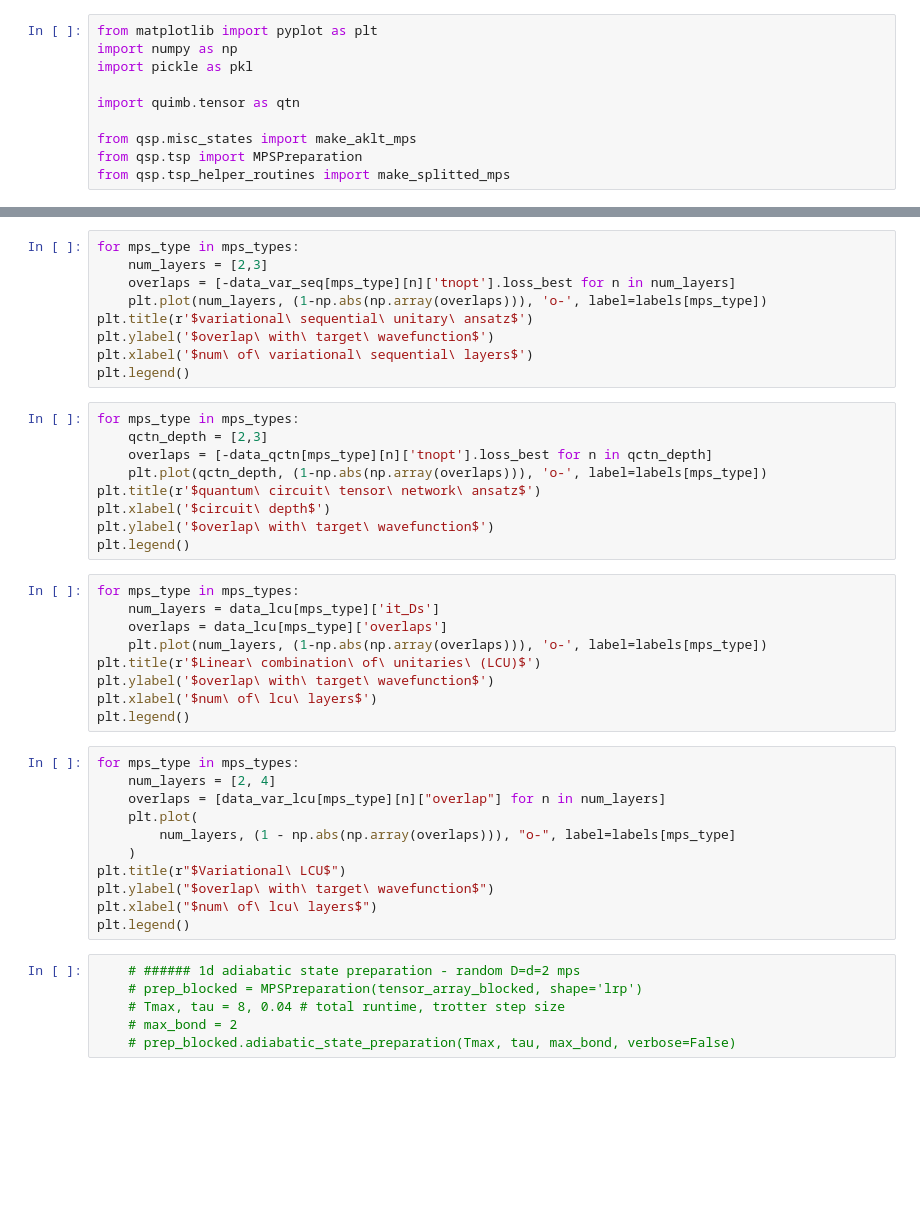
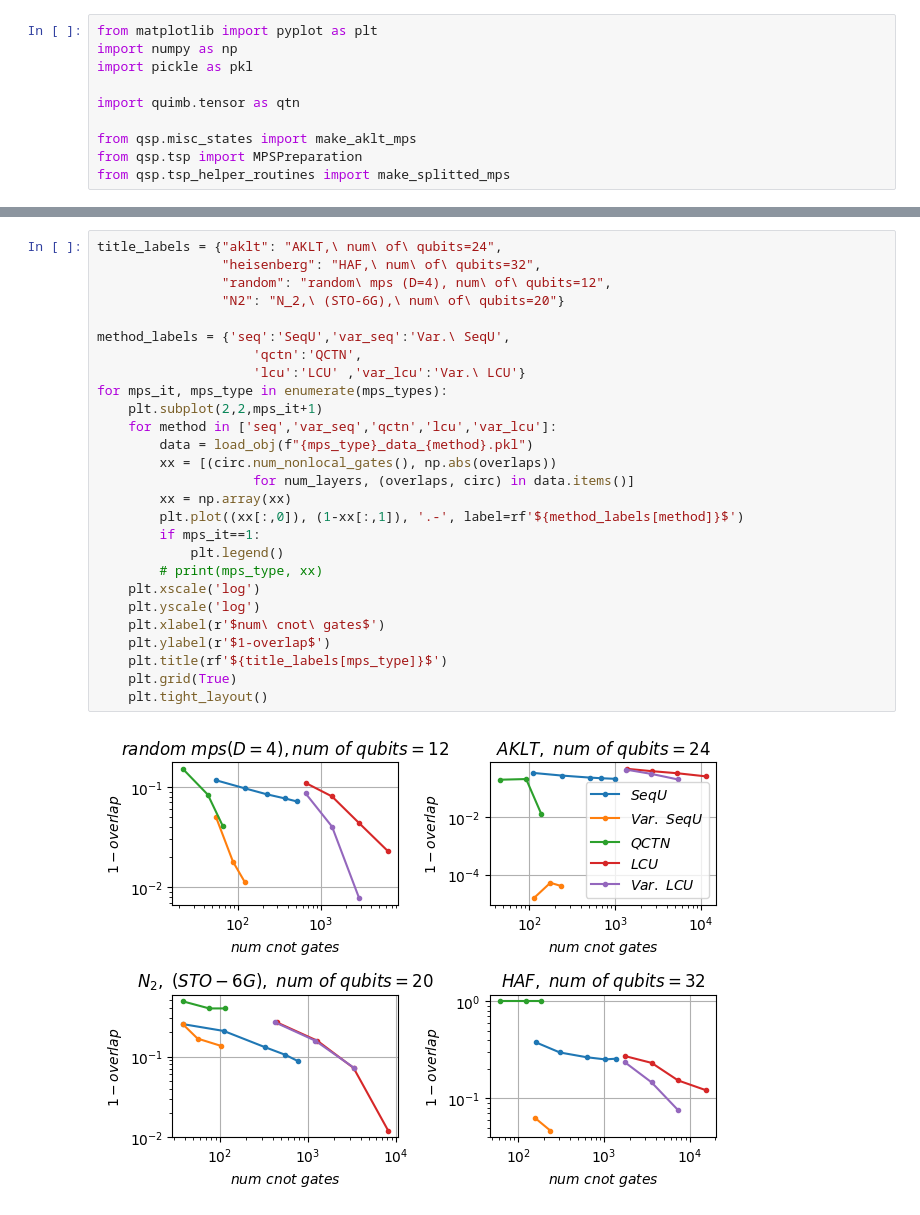
Before and after one commit to mohsin-0/qsp, a Jupyter notebook: examples/benchmarks.ipynb, the cells around one changed output, grey strips where cells are left out. Saved outputs shown, nothing was run; the diff lists cells and outputs as text; blank space fills up the shorter version.

```diff
--- a/examples/benchmarks.ipynb
+++ b/examples/benchmarks.ipynb
@@ -131,44 +93,29 @@ plt.legend()
-# %%
-for mps_type in mps_types:
-    num_layers = [2,3]
-    overlaps = [-data_var_seq[mps_type][n]['tnopt'].loss_best for n in num_layers]
-    plt.plot(num_layers, (1-np.abs(np.array(overlaps))), 'o-', label=labels[mps_type])
-plt.title(r'$variational\ sequential\ unitary\ ansatz$')
-plt.ylabel('$overlap\ with\ target\ wavefunction$')
-plt.xlabel('$num\ of\ variational\ sequential\ layers$')
-plt.legend()
-# %%
-for mps_type in mps_types:
-    qctn_depth = [2,3]
-    overlaps = [-data_qctn[mps_type][n]['tnopt'].loss_best for n in qctn_depth]
-    plt.plot(qctn_depth, (1-np.abs(np.array(overlaps))), 'o-', label=labels[mps_type])
-plt.title(r'$quantum\ circuit\ tensor\ network\ ansatz$')
-plt.xlabel('$circuit\ depth$')
-plt.ylabel('$overlap\ with\ target\ wavefunction$')
-plt.legend()
-# %%
-for mps_type in mps_types:
-    num_layers = data_lcu[mps_type]['it_Ds']
-    overlaps = data_lcu[mps_type]['overlaps']
-    plt.plot(num_layers, (1-np.abs(np.array(overlaps))), 'o-', label=labels[mps_type])
-plt.title(r'$Linear\ combination\ of\ unitaries\ (LCU)$')
-plt.ylabel('$overlap\ with\ target\ wavefunction$')
-plt.xlabel('$num\ of\ lcu\ layers$')
-plt.legend()
-# %%
-for mps_type in mps_types:
-    num_layers = [2, 4]
-    overlaps = [data_var_lcu[mps_type][n]["overlap"] for n in num_layers]
-    plt.plot(
-        num_layers, (1 - np.abs(np.array(overlaps))), "o-", label=labels[mps_type]
-    )
-plt.title(r"$Variational\ LCU$")
-plt.ylabel("$overlap\ with\ target\ wavefunction$")
-plt.xlabel("$num\ of\ lcu\ layers$")
-plt.legend()
-# %%
-    # ###### 1d adiabatic state preparation - random D=d=2 mps
-    # prep_blocked = MPSPreparation(tensor_array_blocked, shape='lrp')
-    # Tmax, tau = 8, 0.04 # total runtime, trotter step size
-    # max_bond = 2
-    # prep_blocked.adiabatic_state_preparation(Tmax, tau, max_bond, verbose=False)
+# %%
+title_labels = {"aklt": "AKLT,\ num\ of\ qubits=24",
+                "heisenberg": "HAF,\ num\ of\ qubits=32",
+                "random": "random\ mps (D=4), num\ of\ qubits=12",
+                "N2": "N_2,\ (STO-6G),\ num\ of\ qubits=20"}
+
+method_labels = {'seq':'SeqU','var_seq':'Var.\ SeqU',
+                    'qctn':'QCTN',
+                    'lcu':'LCU' ,'var_lcu':'Var.\ LCU'}
+for mps_it, mps_type in enumerate(mps_types):
+    plt.subplot(2,2,mps_it+1)
+    for method in ['seq','var_seq','qctn','lcu','var_lcu']:
+        data = load_obj(f"{mps_type}_data_{method}.pkl")
+        xx = [(circ.num_nonlocal_gates(), np.abs(overlaps))
+                    for num_layers, (overlaps, circ) in data.items()]
+        xx = np.array(xx)
+        plt.plot((xx[:,0]), (1-xx[:,1]), '.-', label=rf'${method_labels[method]}$')
+        if mps_it==1:
+            plt.legend()
+        # print(mps_type, xx)
+    plt.xscale('log')
+    plt.yscale('log')
+    plt.xlabel(r'$num\ cnot\ gates$')
+    plt.ylabel(r'$1-overlap$')
+    plt.title(rf'${title_labels[mps_type]}$')
+    plt.grid(True)
+    plt.tight_layout()
+# %% [output]
+[figure, added]
```
Also changed, not shown: parts of 8 cells of this notebook, 27 other files.
